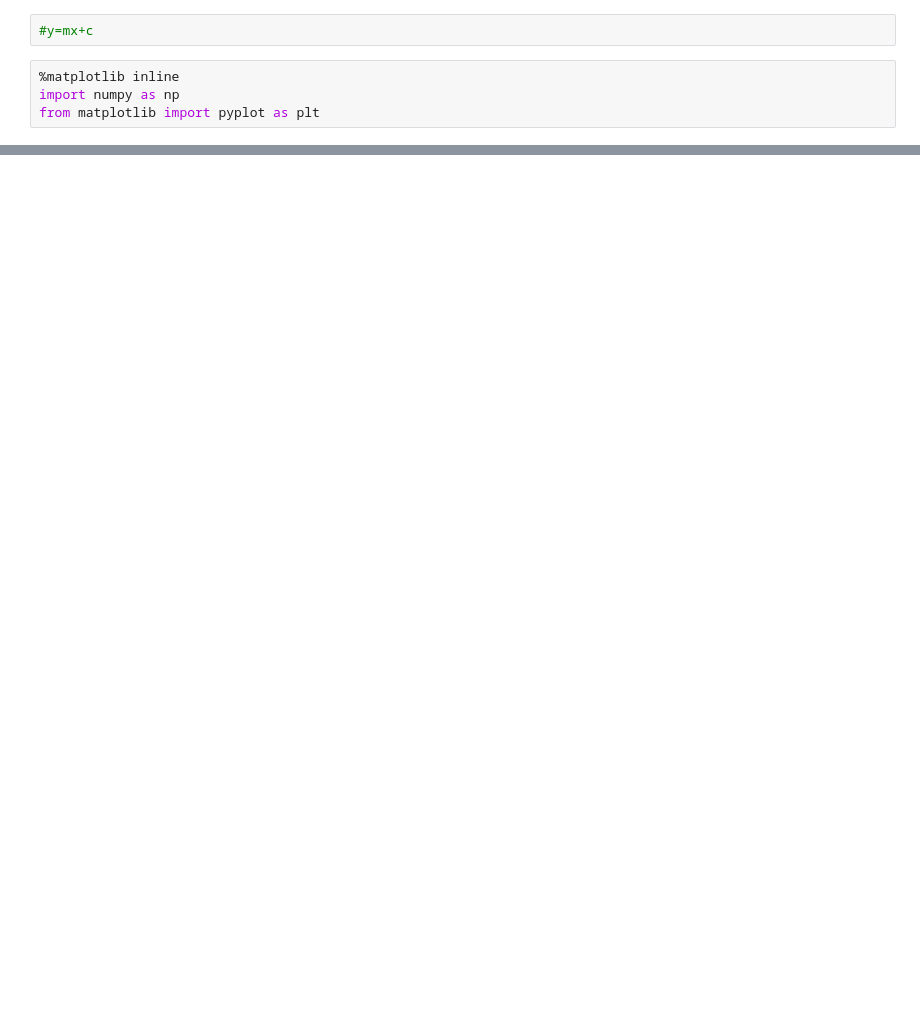
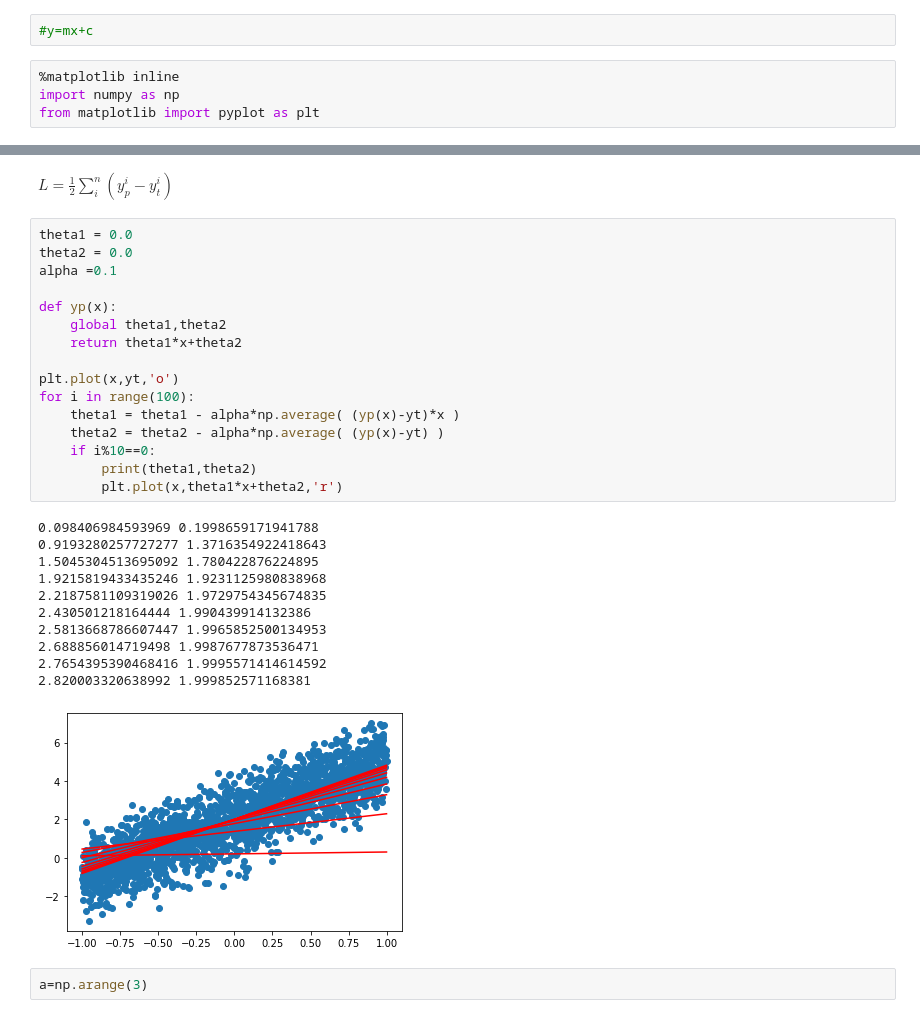
Before and after one commit to wasit7/2019, a Jupyter notebook: cs409/Activity2.ipynb, the cells around one changed output, grey strips where cells are left out. Cells and saved outputs as stored; diff of their text form; blank space fills up the shorter version.

```diff
--- a/cs409/Activity2.ipynb
+++ b/cs409/Activity2.ipynb
@@ -19,0 +16,34 @@ array([0.19929385, 0.01606759, 0.63823234, 0.66344217])
+# %% [markdown]
+$
+L=\frac{1}{2}\sum_i^n(y_p^i-y_t^i)
+$
+# %%
+theta1 = 0.0
+theta2 = 0.0
+alpha =0.1
+
+def yp(x):
+    global theta1,theta2
+    return theta1*x+theta2
+
+plt.plot(x,yt,'o')
+for i in range(100):
+    theta1 = theta1 - alpha*np.average( (yp(x)-yt)*x )
+    theta2 = theta2 - alpha*np.average( (yp(x)-yt) )
+    if i%10==0:
+        print(theta1,theta2)
+        plt.plot(x,theta1*x+theta2,'r')
+# %% [output]
+0.098406984593969 0.1998659171941788
+0.9193280257727277 1.3716354922418643
+1.5045304513695092 1.780422876224895
+1.9215819433435246 1.9231125980838968
+2.2187581109319026 1.9729754345674835
+2.430501218164444 1.990439914132386
+2.5813668786607447 1.9965852500134953
+2.688856014719498 1.9987677873536471
+2.7654395390468416 1.9995571414614592
+2.820003320638992 1.999852571168381
+[figure, added]
+# %%
+a=np.arange(3)
```
Also changed, not shown: parts of 3 cells of this notebook.
